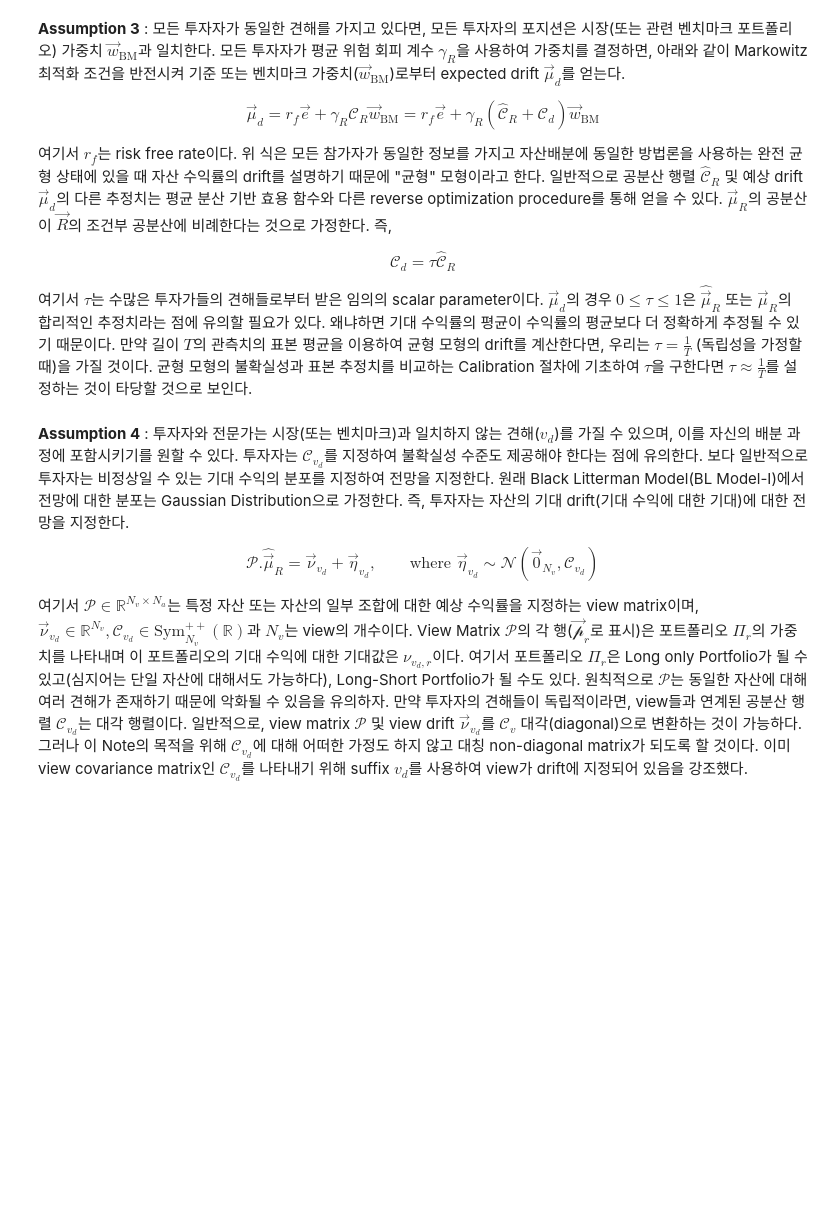
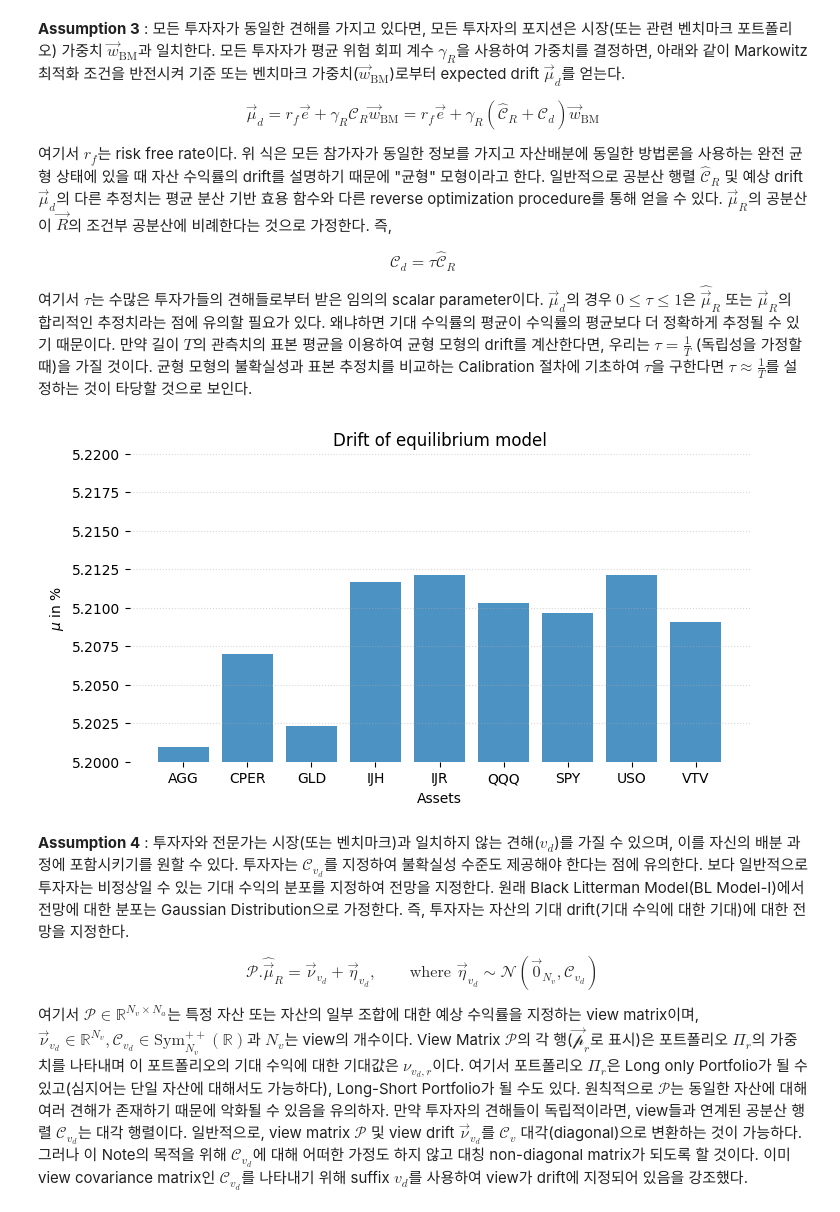
Before and after one commit to Tommylee1013/QuantFinanceResearch, a Jupyter notebook: A Geometric Approach To Asset Allocation with Investor Views/01ReviewOfBlackLittermanModels.ipynb, the cells around one changed output. Cells and saved outputs as stored; diff of their text form; code cells hidden in the pictures; blank space fills up the shorter version.

```diff
--- a/A Geometric Approach To Asset Allocation with Investor Views/01ReviewOfBlackLittermanModels.ipynb
+++ b/A Geometric Approach To Asset Allocation with Investor Views/01ReviewOfBlackLittermanModels.ipynb
@@ -78,6 +196,36 @@ $$\vec{\mu}_d = r_f \vec{e} + \gamma_R \mathscr{C}_R \vec{w}_{\text{BM}} = r_f \
 $$\mathscr{C}_d = \tau \widehat{\mathscr{C}}_R$$
 
 여기서 $\tau$는 수많은 투자가들의 견해들로부터 받은 임의의 scalar parameter이다. $\vec{\mu}_d$의 경우 $0 \leq \tau \leq 1$은 $\widehat{\vec{\mu}}_R$ 또는 $\vec{\mu}_R$의 합리적인 추정치라는 점에 유의할 필요가 있다. 왜냐하면 기대 수익률의 평균이 수익률의 평균보다 더 정확하게 추정될 수 있기 때문이다. 만약 길이 $T$의 관측치의 표본 평균을 이용하여 균형 모형의 drift를 계산한다면, 우리는 $\tau = \frac{1}{T}$ (독립성을 가정할 때)을 가질 것이다. 균형 모형의 불확실성과 표본 추정치를 비교하는 Calibration 절차에 기초하여 $\tau$을 구한다면 $\tau \approx \frac{1}{T}$를 설정하는 것이 타당할 것으로 보인다.
+# %%
+gamma_R = 2.8 # expected risk aversion coeff
+r_f = 0.052
+w_BM = np.array([1, 1, 1, 1, 1, 1, 1, 1, 1]) / 9
+tau = 0.2
+T = len(ret)
+# %%
+C_R_hat = cov_d
+C_d = tau * C_R_hat
+
+mu_d = r_f * np.ones_like(w_BM) + gamma_R * (C_R_hat + C_d) @ w_BM
+# %%
+fig, ax = plt.subplots(figsize = (8, 4))
+ax.bar(
+    ret.columns,
+    mu_d * 100,
+    width = 0.8,
+    alpha = 0.8
+)
+for spine in ax.spines.values():
+    spine.set_visible(False)
+ax.grid(False)
+ax.yaxis.grid(True, ls = ':', alpha = 0.5)
+plt.ylim([5.20, 5.22])
+plt.title(r'Drift of equilibrium model')
+plt.xlabel('Assets')
+plt.ylabel(r'$\mu$ in %')
+plt.show()
+# %% [output]
+[figure, added]
 # %% [markdown]
 **Assumption 4** : 투자자와 전문가는 시장(또는 벤치마크)과 일치하지 않는 견해($v_d$)를 가질 수 있으며, 이를 자신의 배분 과정에 포함시키기를 원할 수 있다. 투자자는 $\mathscr{C}_{v_d}$를 지정하여 불확실성 수준도 제공해야 한다는 점에 유의한다. 보다 일반적으로 투자자는 비정상일 수 있는 기대 수익의 분포를 지정하여 전망을 지정한다. 원래 Black Litterman Model(BL Model-Ⅰ)에서 전망에 대한 분포는 Gaussian Distribution으로 가정한다. 즉, 투자자는 자산의 기대 drift(기대 수익에 대한 기대)에 대한 전망을 지정한다.
 
```
Also changed, not shown: parts of 13 cells of this notebook.
